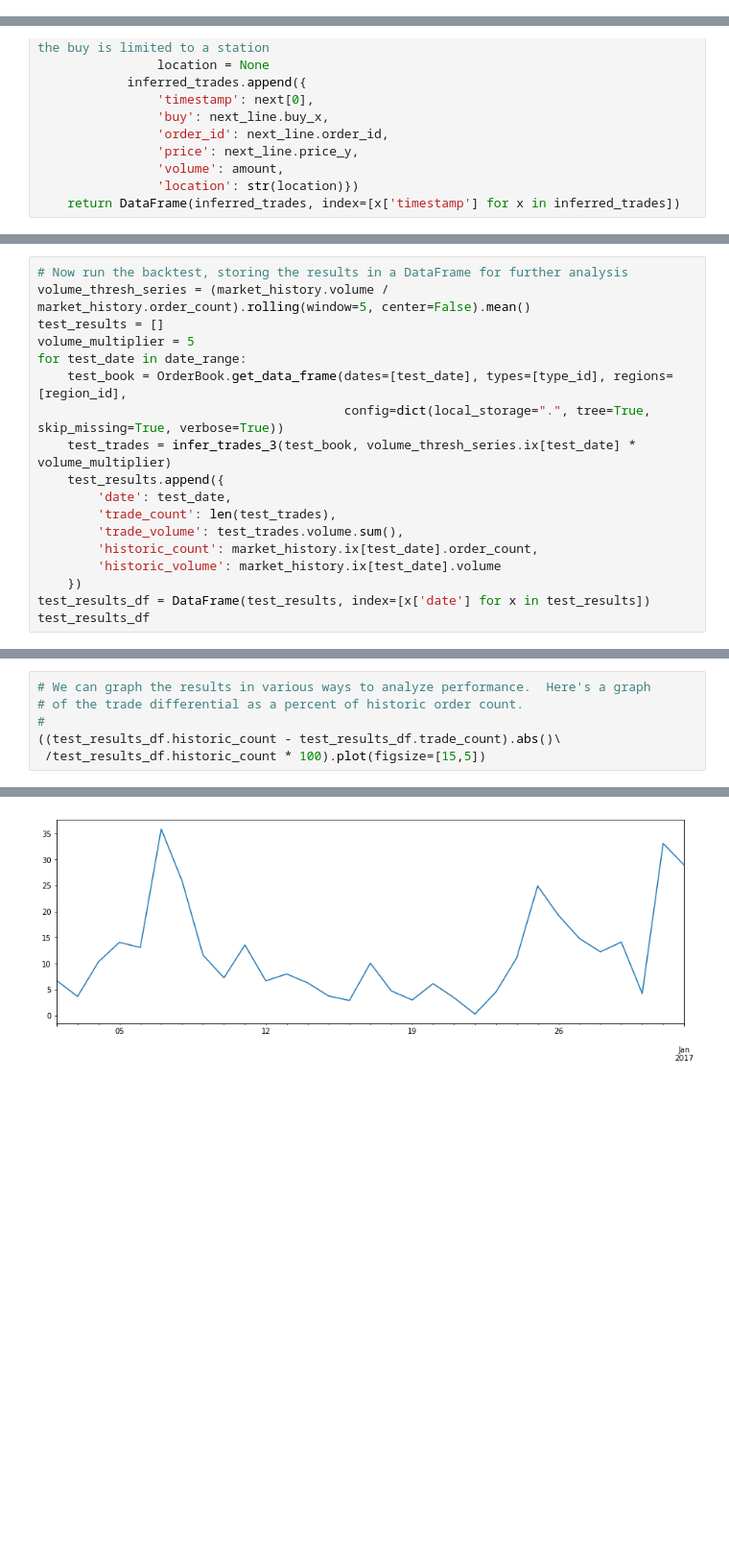
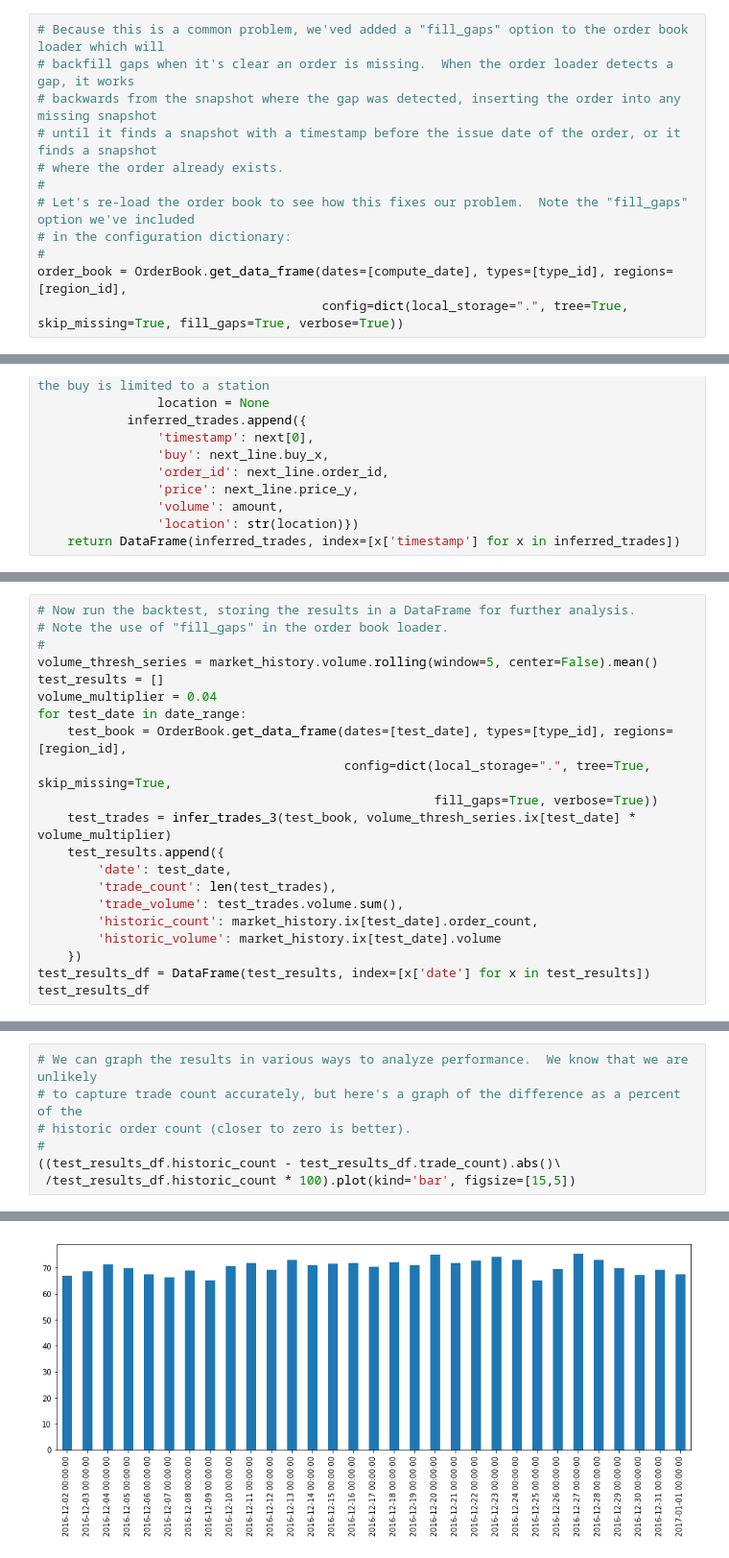
Before and after one commit to OrbitalEnterprises/eve-market-strategies, a Jupyter notebook: code/book/Example_4_Trade_Heuristic.ipynb, the cells around one changed output, grey strips where cells are left out. Shown at 96% size. Saved outputs shown, nothing was run; the diff lists cells and outputs as text; blank space fills up the shorter version.

```diff
--- a/code/book/Example_4_Trade_Heuristic.ipynb
+++ b/code/book/Example_4_Trade_Heuristic.ipynb
@@ -46,0 +101,12 @@ Retrieving 2017-01-01 00:00:00...done
+# %%
+# Because this is a common problem, we'ved added a "fill_gaps" option to the order book loader which will
+# backfill gaps when it's clear an order is missing.  When the order loader detects a gap, it works
+# backwards from the snapshot where the gap was detected, inserting the order into any missing snapshot
+# until it finds a snapshot with a timestamp before the issue date of the order, or it finds a snapshot
+# where the order already exists.
+#
+# Let's re-load the order book to see how this fixes our problem.  Note the "fill_gaps" option we've included
+# in the configuration dictionary:
+#
+order_book = OrderBook.get_data_frame(dates=[compute_date], types=[type_id], regions=[region_id],
+                                      config=dict(local_storage=".", tree=True, skip_missing=True, fill_gaps=True, verbose=True))
@@ -534,13 +502,16 @@ Retrieving 2016-12-30 00:00:00...done
 Retrieving 2016-12-31 00:00:00...done
 Retrieving 2017-01-01 00:00:00...done
 # %%
-# Now run the backtest, storing the results in a DataFrame for further analysis
-volume_thresh_series = (market_history.volume / market_history.order_count).rolling(window=5, center=False).mean()
+# Now run the backtest, storing the results in a DataFrame for further analysis.
+# Note the use of "fill_gaps" in the order book loader.
+#
+volume_thresh_series = market_history.volume.rolling(window=5, center=False).mean()
 test_results = []
-volume_multiplier = 5
+volume_multiplier = 0.04
 for test_date in date_range:
     test_book = OrderBook.get_data_frame(dates=[test_date], types=[type_id], regions=[region_id],
-                                         config=dict(local_storage=".", tree=True, skip_missing=True, verbose=True))
+                                         config=dict(local_storage=".", tree=True, skip_missing=True,
+                                                     fill_gaps=True, verbose=True))
     test_trades = infer_trades_3(test_book, volume_thresh_series.ix[test_date] * volume_multiplier)
     test_results.append({
         'date': test_date,
@@ -589,9 +560,10 @@ Retrieving 2017-01-01 00:00:00...done
 # %%
-# We can graph the results in various ways to analyze performance.  Here's a graph
-# of the trade differential as a percent of historic order count.
+# We can graph the results in various ways to analyze performance.  We know that we are unlikely
+# to capture trade count accurately, but here's a graph of the difference as a percent of the
+# historic order count (closer to zero is better).
 #
 ((test_results_df.historic_count - test_results_df.trade_count).abs()\
- /test_results_df.historic_count * 100).plot(figsize=[15,5])
+ /test_results_df.historic_count * 100).plot(kind='bar', figsize=[15,5])
 # %% [output]
 <matplotlib.axes._subplots.AxesSubplot at 0x...>
-[figure, old version]
+[figure, new version]
```
Also changed, not shown: parts of 38 cells of this notebook.
